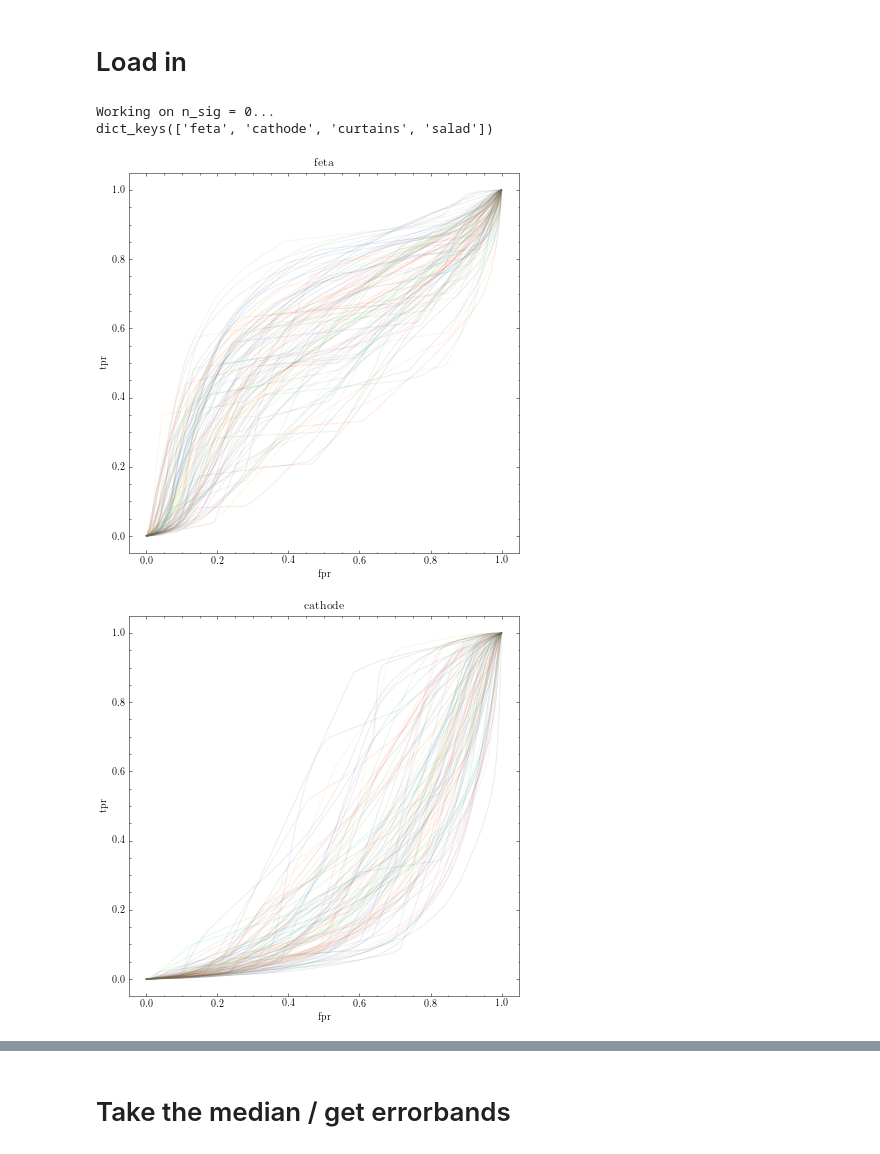
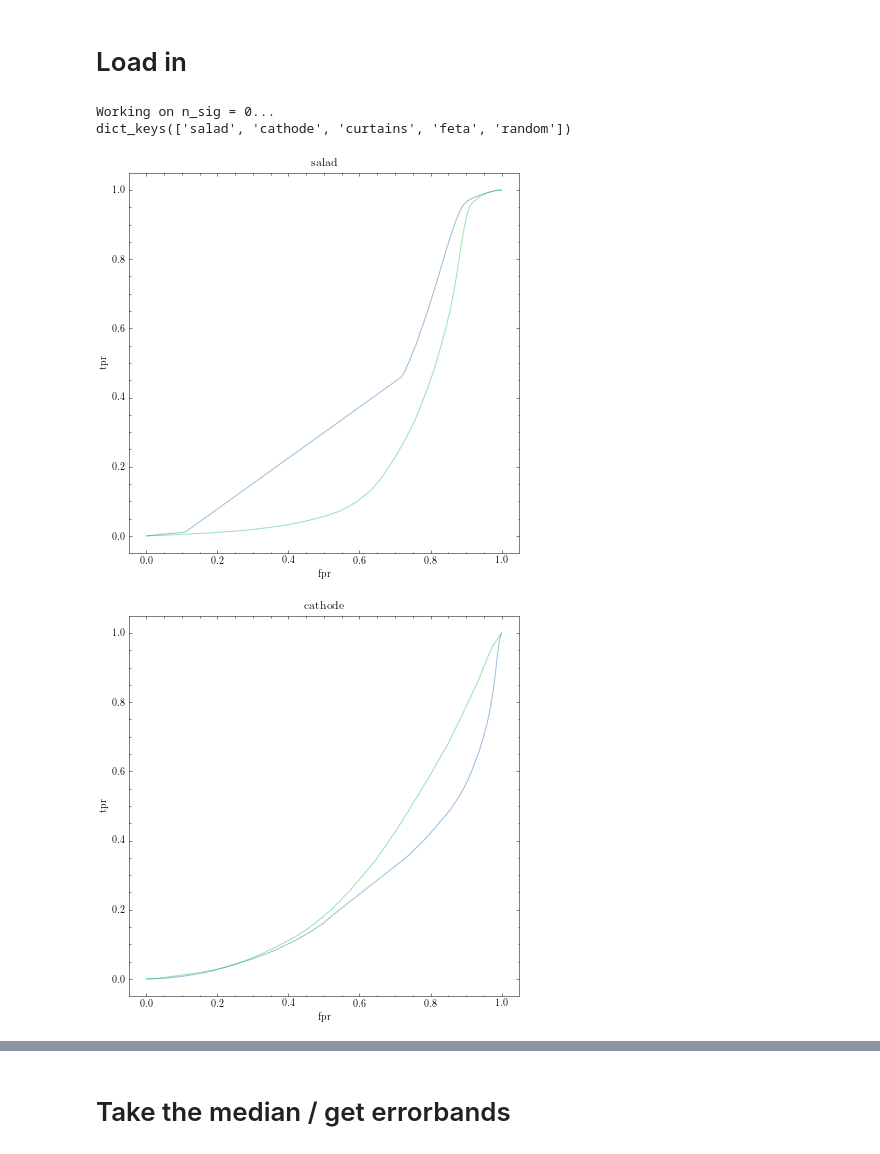
Before and after one commit to rmastand/synthetic_SM_AD, a Jupyter notebook: auc_analysis.ipynb, the cells around one changed output, grey strips where cells are left out. Drawn from its saved outputs; the diff is of its cells as text; code cells hidden in the pictures.

```diff
--- a/auc_analysis.ipynb
+++ b/auc_analysis.ipynb
@@ -15,12 +15,11 @@ from helpers.visualization import *
 dpi = 800
 # %%
 # fixed
-results_dir = "/global/ml4hep/spss/rrmastandrea/synth_SM_AD/NF_results_wide/"
+results_dir = "/global/ml4hep/spss/rrmastandrea/synth_SM_AD/NF_results_wide_seed_2/"
 
 n_sig_inj = [0]
-n_sig_inj_SR = [0, 226, 376, 565, 753, 904, 1130, 1506, 1883, 2260]
 
-n_seed = 100
+n_seed = 2
 num_bkg = 320000
 num_sig = 20000
 
@@ -29,12 +28,11 @@ rerun = True
 # Load in
 # %%
 process = "None" #StandardScale
-keys = ["feta","cathode", "curtains", "salad"]
+keys = [ "salad", "cathode", "curtains", "feta", "random"]
 
 
 n_avg = 1 # number of classifiers to average the scores over
 n_trials_post_avg = int(n_seed / n_avg)
-rejection_for_sic = 1000 # for showing the SIC at a fixed background rejection
 
 # truth labels
 y_test = np.concatenate((torch.zeros((num_bkg, 1)), torch.ones((num_sig,1))))
@@ -47,34 +45,33 @@ auc_dict = {k:{n:[] for n in n_sig_inj} for k in keys}
 # %%
 if rerun:
     for n in n_sig_inj:
 
         print(f"Working on n_sig = {n}...")
 
         # load in the scores data for a given signal injection
         all_results_bkg, all_results_sig = load_in_data(n, num_bkg, process,
-                                                    keys, n_seed, results_dir)
+                                                    keys, n_seed, 2, results_dir)
         print(all_results_bkg.keys())
         for k in keys:
 
             plt.figure()
             plt.title(k)
             plt.xlabel("fpr")
             plt.ylabel("tpr")
 
             for seed in range(n_seed):
 
-
                 scores = np.concatenate((all_results_bkg[k][seed], all_results_sig[k][seed]))
                 fpr, tpr, _ = roc_curve(y_test, scores)
-                plt.plot(fpr, tpr, alpha = 0.1)
+                plt.plot(fpr, tpr, alpha = 0.4)
                 loc_auc = auc(fpr, tpr)
                 if loc_auc < 0.5:
                     loc_auc = 1.0 - loc_auc
                 auc_dict[k][n].append(loc_auc)
 
             plt.show()
 # %% [output]
 Working on n_sig = 0...
-dict_keys(['feta', 'cathode', 'curtains', 'salad'])
+dict_keys(['salad', 'cathode', 'curtains', 'feta', 'random'])
-[figure, old version]
+[figure, new version]
-[figure, old version]
+[figure, new version]
```
Also changed, not shown: parts of 4 cells of this notebook, 1 other file.
